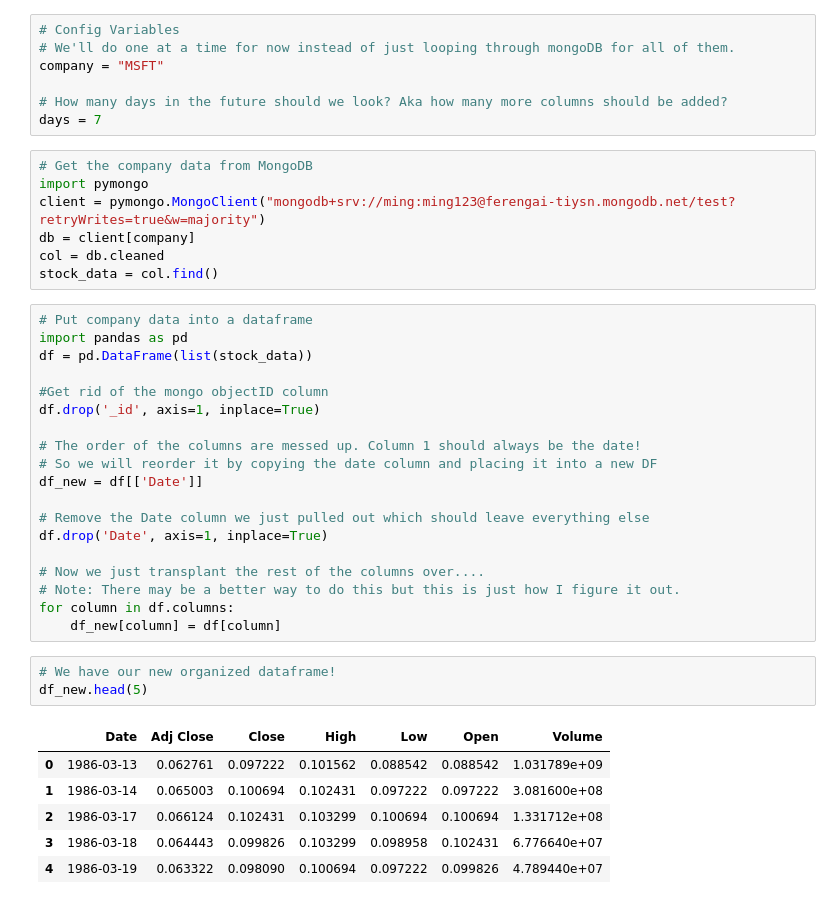
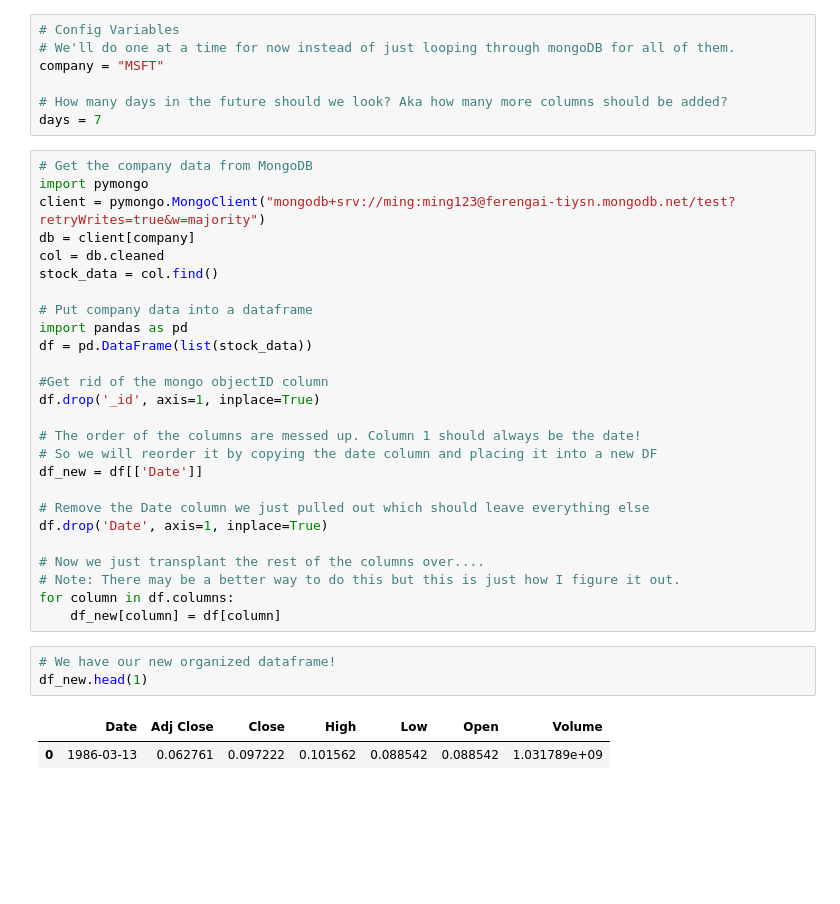
Before and after one commit to mingusone/FerengAI, a Jupyter notebook: jupyter/DataTrainer.ipynb, the cells around one changed output. Cells and saved outputs as stored; diff of their text form; blank space fills up the shorter version.

Commit message:
Cleaned up trainer JN

```diff
--- a/jupyter/DataTrainer.ipynb
+++ b/jupyter/DataTrainer.ipynb
@@ -11,14 +11,14 @@ company = "MSFT"
 
 # How many days in the future should we look? Aka how many more columns should be added?
 days = 7
-# %%
-# Get the company data from MongoDB
-import pymongo
-client = pymongo.MongoClient("mongodb+srv://ming:ming123@ferengai-tiysn.mongodb.net/test?retryWrites=true&w=majority")
-db = client[company]
-col = db.cleaned
-stock_data = col.find()
 # %%
+# Get the company data from MongoDB
+import pymongo
+client = pymongo.MongoClient("mongodb+srv://ming:ming123@ferengai-tiysn.mongodb.net/test?retryWrites=true&w=majority")
+db = client[company]
+col = db.cleaned
+stock_data = col.find()
+
 # Put company data into a dataframe
 import pandas as pd
 df = pd.DataFrame(list(stock_data))
@@ -39,11 +39,7 @@ for column in df.columns:
     df_new[column] = df[column]
 # %%
 # We have our new organized dataframe!
-df_new.head(5)
+df_new.head(1)
 # %% [output]
 |  | Date | Adj Close | Close | High | Low | Open | Volume |
 | 0 | 1986-03-13 | 0.062761 | 0.097222 | 0.101562 | 0.088542 | 0.088542 | 1.031789e+09 |
-| 1 | 1986-03-14 | 0.065003 | 0.100694 | 0.102431 | 0.097222 | 0.097222 | 3.081600e+08 |
-| 2 | 1986-03-17 | 0.066124 | 0.102431 | 0.103299 | 0.100694 | 0.100694 | 1.331712e+08 |
-| 3 | 1986-03-18 | 0.064443 | 0.099826 | 0.103299 | 0.098958 | 0.102431 | 6.776640e+07 |
-| 4 | 1986-03-19 | 0.063322 | 0.098090 | 0.100694 | 0.097222 | 0.099826 | 4.789440e+07 |
```
Also changed, not shown: 1 other file.
